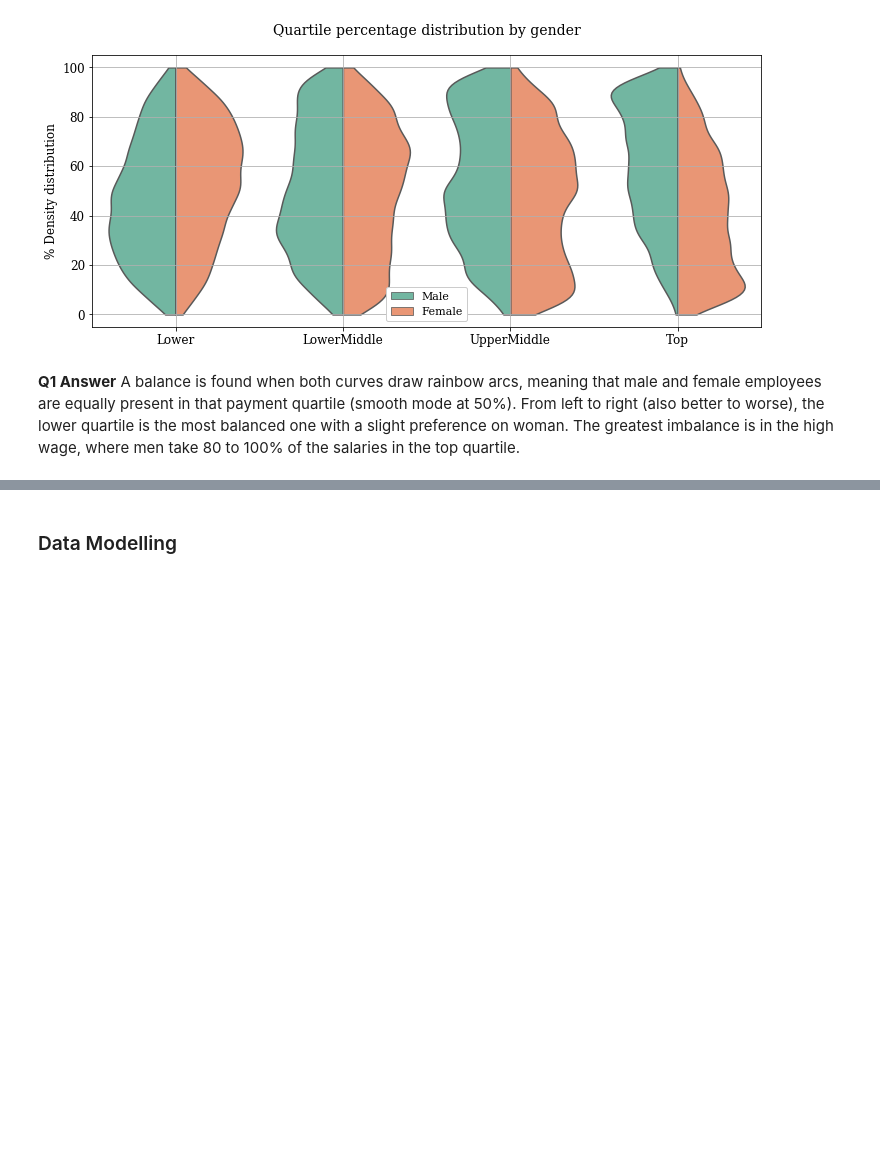
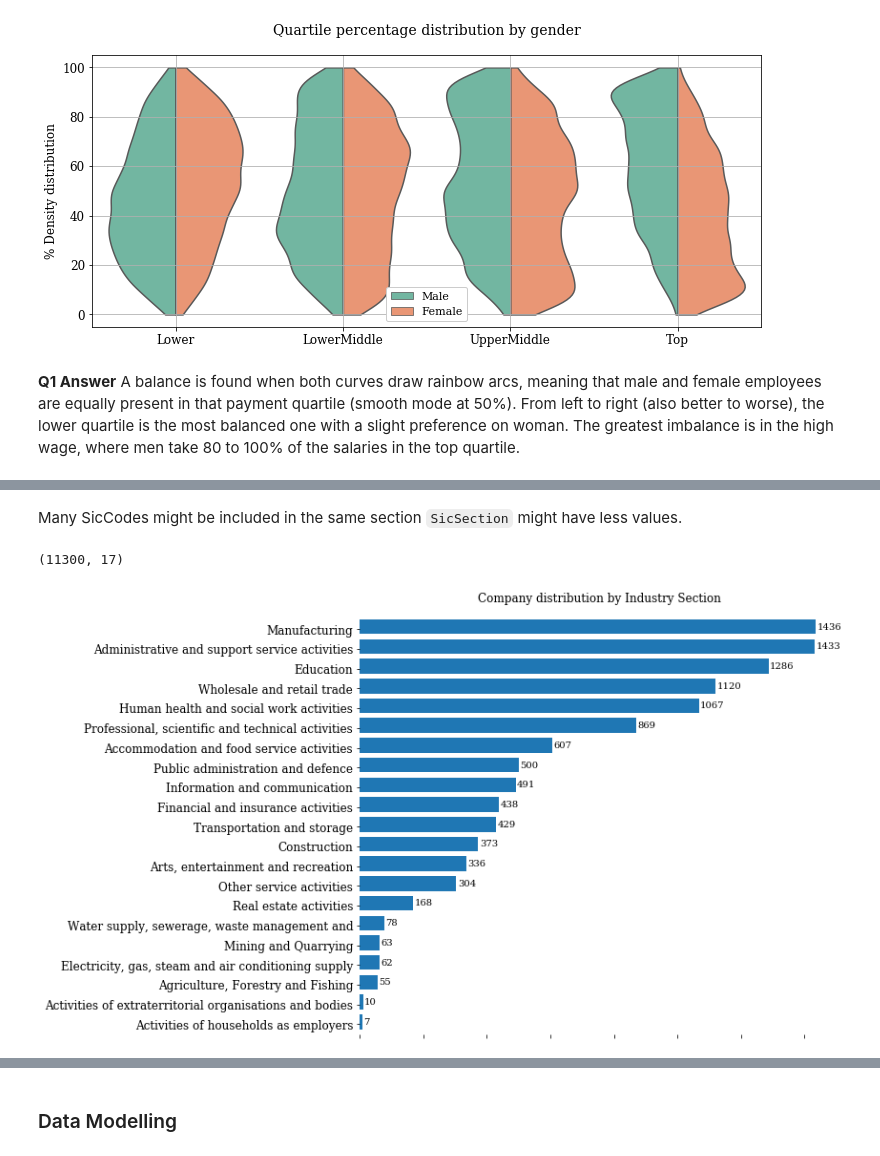
Before and after one commit to leanguardia/gender-pay-gap-uk, a Jupyter notebook: UK-Gender-Pay-Gap.ipynb, the cells around one changed output, grey strips where cells are left out. Saved outputs shown, nothing was run; the diff lists cells and outputs as text; code cells hidden in the pictures; blank space fills up the shorter version.

```diff
--- a/UK-Gender-Pay-Gap.ipynb
+++ b/UK-Gender-Pay-Gap.ipynb
@@ -278 +280,30 @@ df2[["SicCodes", "SicSections"]].sample(5)
+# %% [markdown]
+Many SicCodes might be included in the same section `SicSection` might have less values.
+# %%
+def plot_section_dist(df, title, filename):
+    exploded_sections = sc.explode_sections(df)
+    print(exploded_sections.shape)
+
+    fig, ax = plt.subplots(1,1, figsize=(9,8))
+    ax.set_title(title, fontsize='12', pad=18)
+    ax.spines['top'].set_visible(False); ax.spines['right'].set_visible(False)
+    ax.spines['left'].set_visible(False); ax.spines['bottom'].set_visible(False)
+    plt.tick_params(axis='y', which='both', labelleft=True, labelright=False, labelsize=12)
+    plt.tick_params(axis='x', which='both', labeltop=False, labelbottom=False, labelsize=12)
+
+    section_bars = exploded_sections.SectDesc.value_counts().sort_values()
+
+    section_bars.plot(kind='barh', ax=ax)
+
+    for container in ax.containers:
+        plt.setp(container, height=0.75)
+
+    for i, v in enumerate(section_bars):
+        ax.text(v + 4, i, str(v))
+    fig.savefig(f"plots/{filename}-industry-dist.png", bbox_inches="tight", dpi=100)
+
+plot_section_dist(df2, title="Company distribution by Industry Section", filename="general")
+# %% [output]
+(11300, 17)
+[figure, added]
 # %%
```
Also changed, not shown: parts of 16 cells of this notebook, 1 other file.
